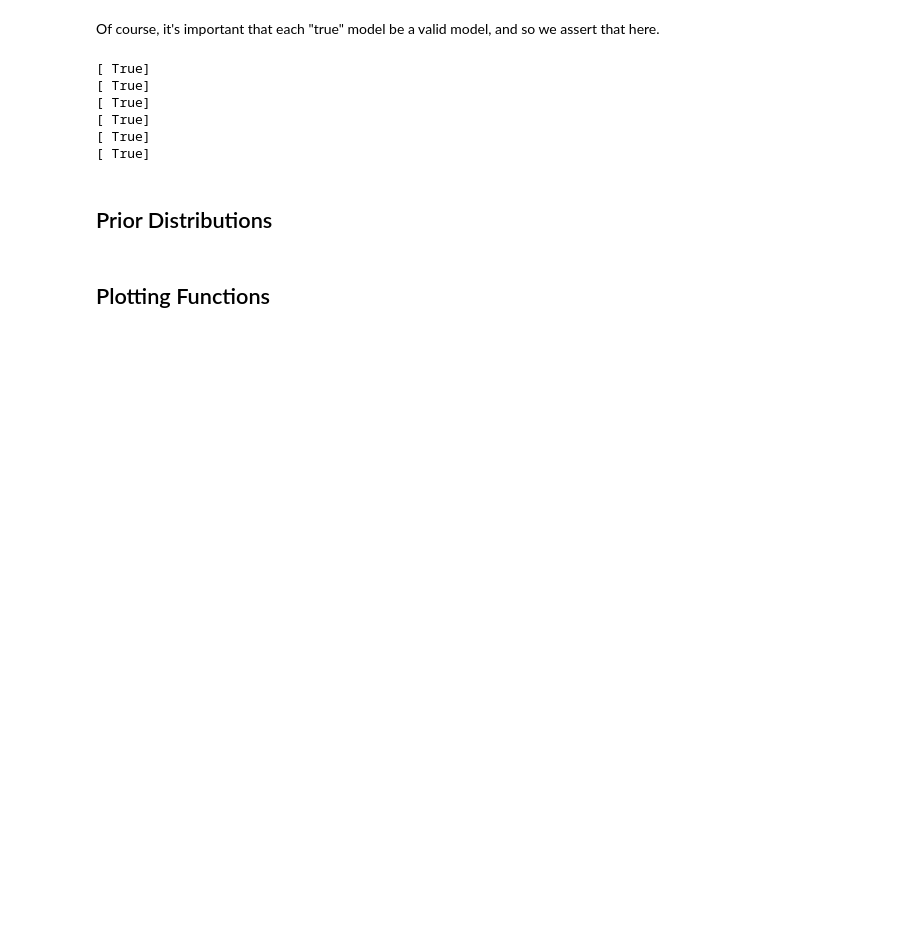
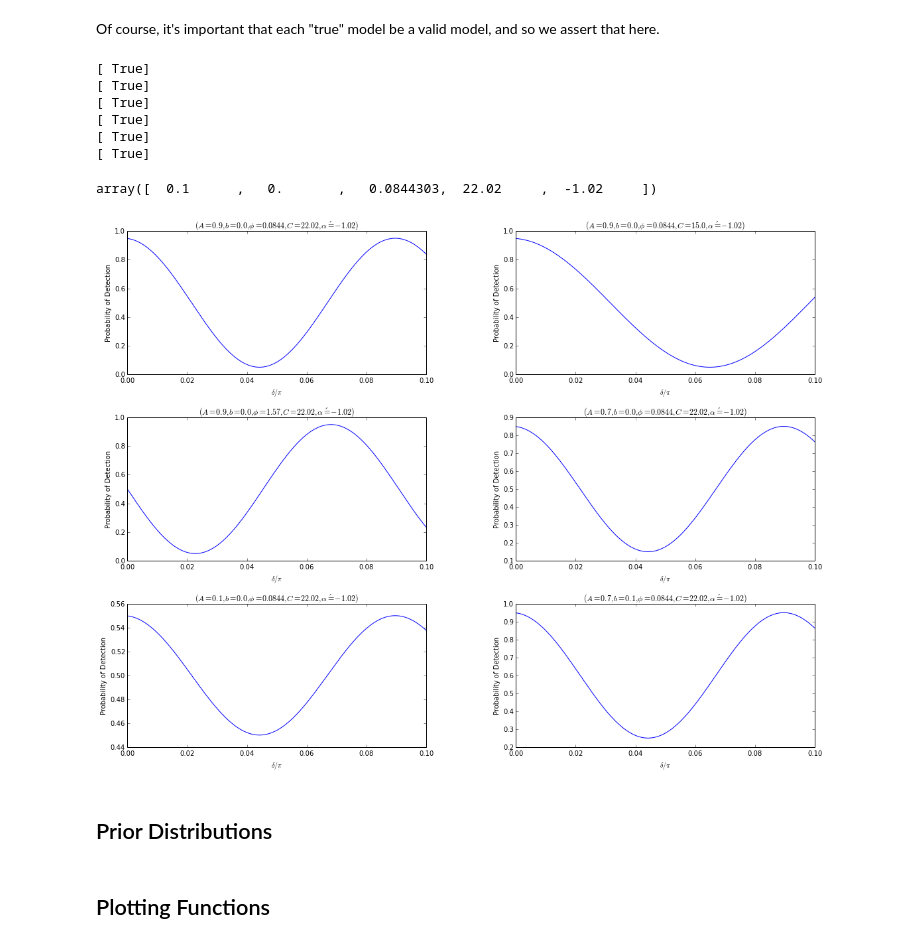
Before and after one commit to taalexander/Honours-Thesis, a Jupyter notebook: code/Adaptive Neutron Interferometry.ipynb, the cells around one changed output. Drawn from its saved outputs; the diff is of its cells as text; code cells hidden in the pictures; blank space fills up the shorter version.

```diff
--- a/code/Adaptive Neutron Interferometry.ipynb
+++ b/code/Adaptive Neutron Interferometry.ipynb
@@ -135,7 +137,7 @@ true_modelparams_ex = np.array([[0.9, 0.00, (0.43 * np.pi / 16), 22.0,-1.02]])
 # %%
 true_modelparams_array = np.array([[[0.9, 0.00, (0.43 * np.pi / 16), 22.02,-1.02]],#normal
                                    [[0.9, 0.00, (0.43 * np.pi / 16), 15.00,-1.02]],#not full phase control
-                                   [[0.9, 0.00, (np.pi / 2), 1.02,-1.02]]#larger phase offset
+                                   [[0.9, 0.00, (np.pi / 2),22.02,-1.02]]#larger phase offset
                                    ,[[0.7, 0.00, (0.43 * np.pi / 16), 22.02,-1.02]]#smaller cos constant
                                    ,[[0.1, 0.00, (0.43 * np.pi / 16), 22.02,-1.02]]#very small cos constant
                                     ,[[0.7, 0.1, (0.43 * np.pi / 16), 22.02,-1.02]]#larger offset
@@ -169,6 +171,42 @@ for x in true_modelparams_array:
 [ True]
 [ True]
 [ True]
+# %%
+def lik(delta,temp,humid,A,b,phi,C,alpha):
+    h_A=6.20963
+    h_B=2354.731
+    h_C=7.559
+    return   (0.5 + b) + (0.5 * A * np.cos(C * delta + phi+ (alpha*delta*humid/temp*10**(h_A-(h_B/(h_C+temp))))))
+# %%
+true_modelparams_array[4][0]
+# %% [output]
+array([  0.1      ,   0.       ,   0.0844303,  22.02     ,  -1.02     ])
+# %%
+T = np.array(10000)
+H = np.array(10000)
+H.fill(0.70)
+T.fill(293.15)
+delta = np.linspace(0,np.pi/10,10000)
+y = true_modelparams_array
+
+fig,axes = subplots(nrows=int(math.ceil((float(len(y)))/2)),ncols=2,figsize=(8,6))
+fig.tight_layout(pad=3.0,w_pad=3.0,h_pad=3.0)
+for i,x in zip(range(1,len(y)+1),y):
+    x = x[0]
+    subplot(math.ceil((float(len(y))/2)),2,i)
+    p = lik(delta,T,H,x[0],x[1],x[2],x[3],x[4])
+    plot(delta/np.pi,p)
+    xlim(0,1/10.)
+    xlabel(r'$\delta/\pi$')
+    ylabel(r'Probability of Detection')
+    title(r'$(A={0},b={1},\phi={2:.3},C={3},\alpha\'={4})$'.format(*x))
+
+subplots_adjust(left=0.2,right=2.0,bottom=0.2,top=2.0,wspace=0.3,hspace=0.3)
+
+savefig('likelihoods.eps')
+show()
+# %% [output]
+[figure, added]
 # %% [markdown]
 ## Prior Distributions
 # %%
```
Also changed, not shown: parts of 16 cells of this notebook, 7 other files.
